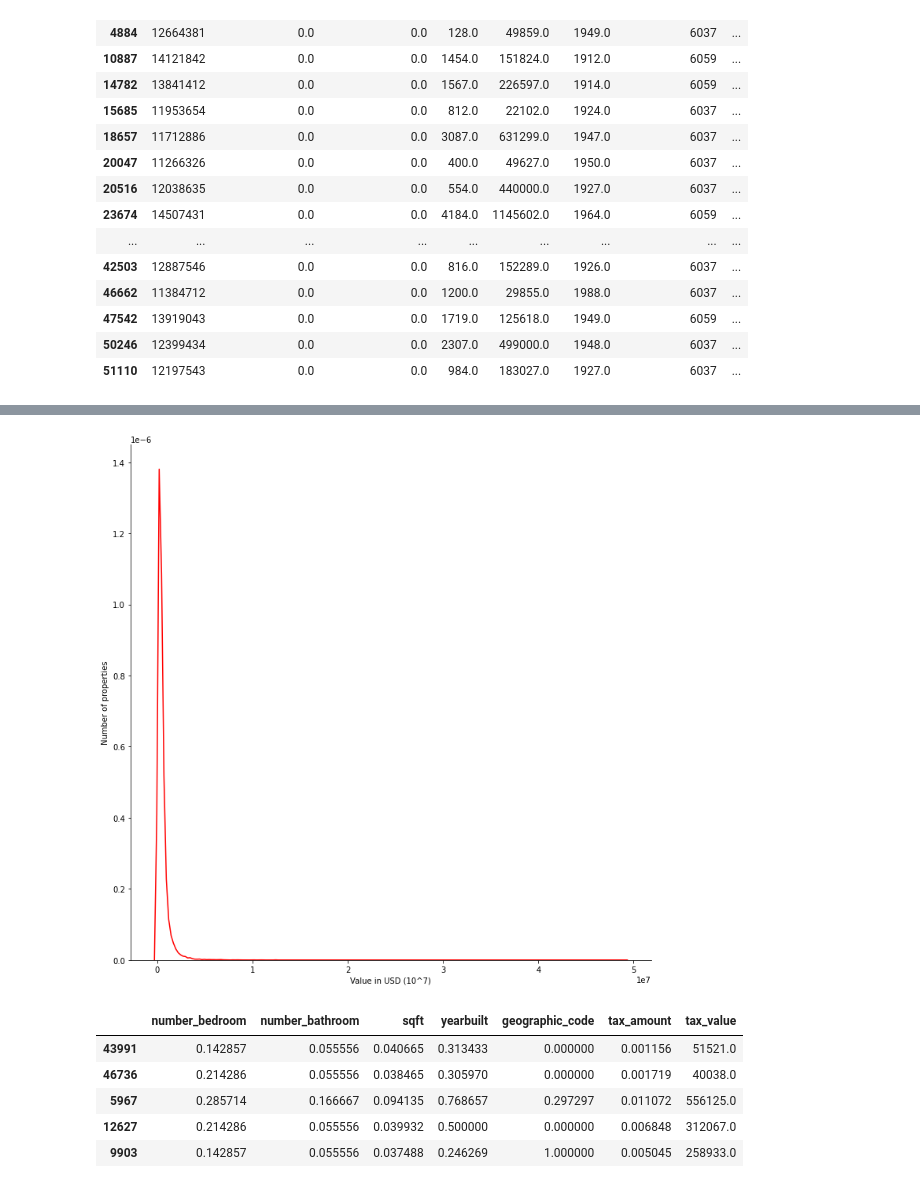
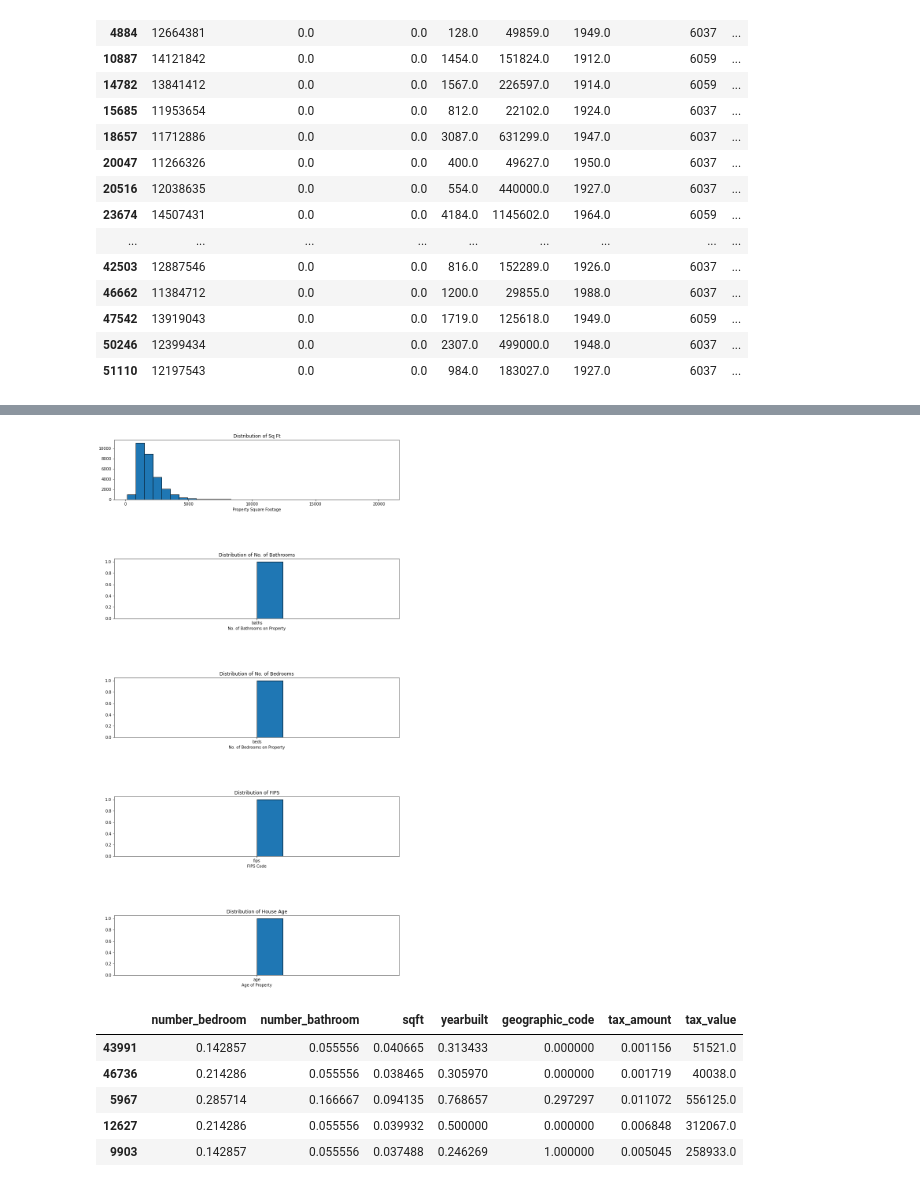
Before and after one commit to Olivert75/regression_project, a Jupyter notebook: Initial_workbook.ipynb, the cells around one changed output, grey strips where cells are left out. Saved outputs shown, nothing was run; the diff lists cells and outputs as text; code cells hidden in the pictures.

```diff
--- a/Initial_workbook.ipynb
+++ b/Initial_workbook.ipynb
@@ -220,11 +163,25 @@ sns.boxplot(train['tax_value'])
-# %%
-#plot our target
-sns.displot(y_train,  kind="kde", height =10 ,aspect =1, color = 'red')
-plt.xlabel("Value in USD (10^7)")
-plt.ylabel("Number of properties")
-plt.show()
-# %% [output]
-[figure, removed]
+# %%
+#checking distributions of our selected features/univariate exploration
+plt.figure(figsize=(13,25))
+plt.subplot(5,1,1, xlabel = 'Property Square Footage', title='Distribution of Sq Ft')
+plt.hist(data=train, x='sqft', bins = 30,ec='black')
+
+plt.subplot(5,1,2, xlabel = 'No. of Bathrooms on Property',title='Distribution of No. of Bathrooms')
+plt.hist(data=train, x='baths', ec='black')
+
+plt.subplot(5,1,3, xlabel = 'No. of Bedrooms on Property', title='Distribution of No. of Bedrooms')
+plt.hist(data=train, x='beds',ec='black')
+
+plt.subplot(5,1,4, xlabel = 'FIPS Code',title='Distribution of FIPS')
+plt.hist(data=train, x='fips',ec='black')
+
+plt.subplot(5,1,5, xlabel = 'Age of Property',title='Distribution of House Age')
+plt.hist(data=train, x='age',ec='black')
+
+plt.subplots_adjust(hspace=1)
+plt.show()
+# %% [output]
+[figure, added]
 # %%
 # I creating a new df so it has target and scaled features
 train_scaled = pd.concat([X_train_scaled, pd.DataFrame({'tax_value': y_train}) ], axis= 1 )
```
Also changed, not shown: parts of 68 cells of this notebook.
